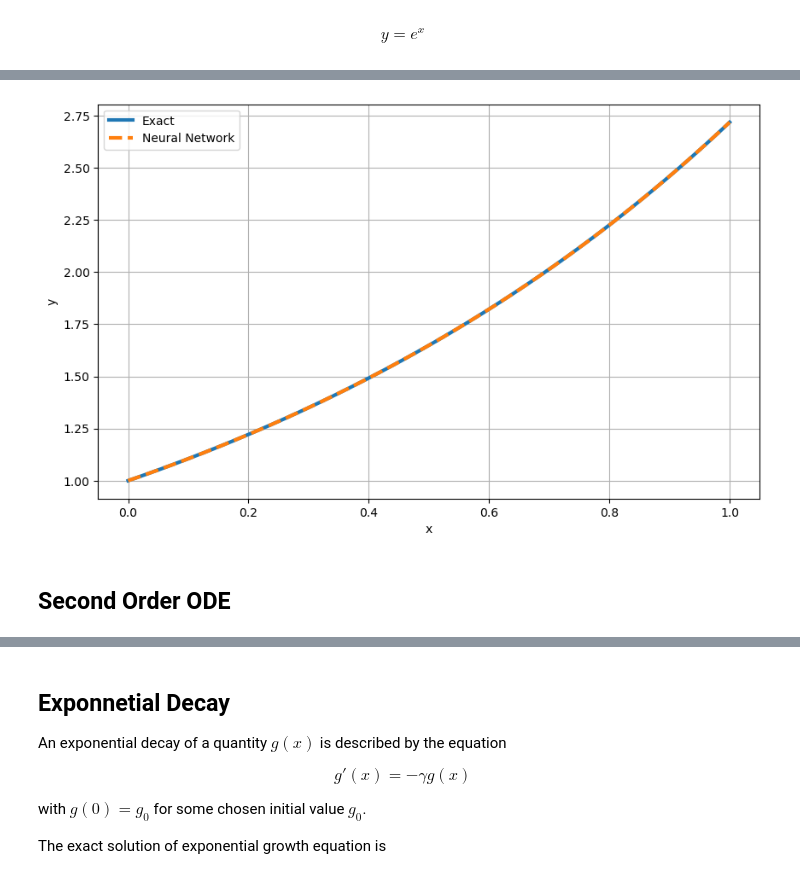
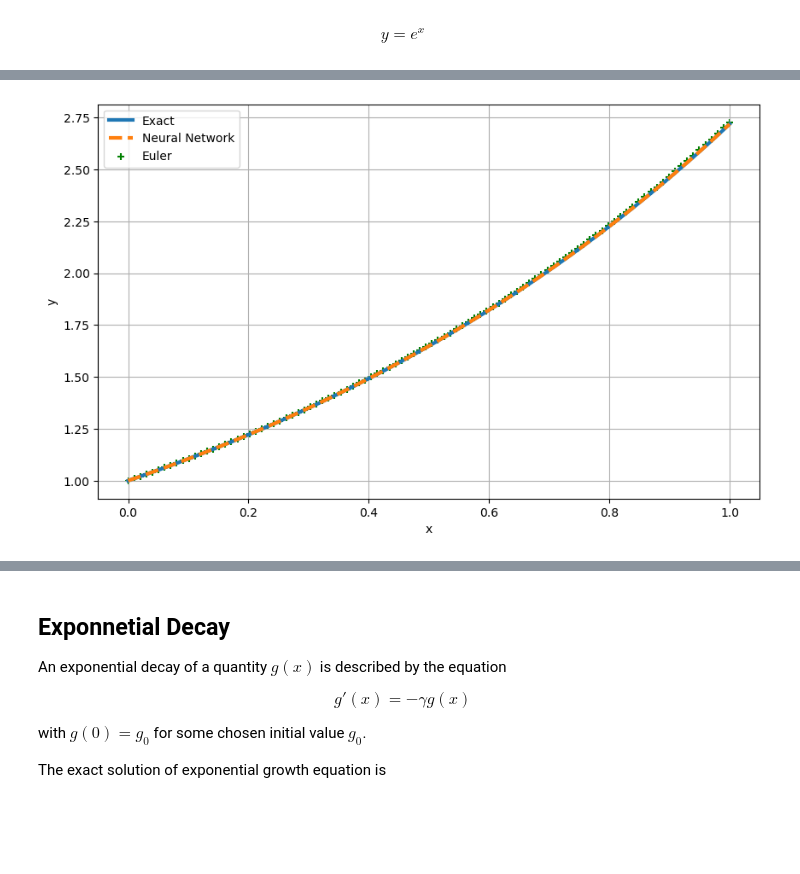
Before and after one commit to mhmdrdwn/ode, a Jupyter notebook: ODE.ipynb, the cells around one changed output, grey strips where cells are left out. Cells and saved outputs as stored; diff of their text form; code cells hidden in the pictures; blank space fills up the shorter version.

```diff
--- a/ODE.ipynb
+++ b/ODE.ipynb
@@ -146,20 +141,32 @@ Final Loss:  1.118040927394759e-06
+# %%
+#forward Euler
+import numpy as np
+Nt = 100
+T = 1
+t = np.linspace(0, 1, Nt)
+dt = T/(Nt - 1)
+yeuler = np.zeros(Nt)
+yeuler[0] = 1
+
+for i in range(1, Nt):
+    yeuler[i] = yeuler[i-1] + dt*(np.exp([t[i]]))
 # %%
 import matplotlib.pyplot as plt
 
 xtest = torch.linspace(0, 1, 100)[:, None]
 with torch.no_grad():
     ypred = model(xtest)
 
 plt.figure(figsize=(10, 6))
 plt.plot(xtest, exact_func(xtest), label="Exact", linewidth=3.0)
 plt.plot(xtest, ypred, "--" ,label="Neural Network" , linewidth=3.0)
+plt.scatter(xtest, yeuler, color = 'green', marker = '+', label = 'Euler')
+
 plt.xlabel('x')
 plt.ylabel('y')
 plt.legend()
 plt.grid()
-plt.savefig("report_modeling2.pdf", bbox_inches='tight')
+plt.savefig("report_modeling1.pdf", bbox_inches='tight')
 plt.show()
 # %% [output]
-[figure, old version]
+[figure, new version]
-# %% [markdown]
-## Second Order ODE
```
Also changed, not shown: parts of 50 cells of this notebook.
